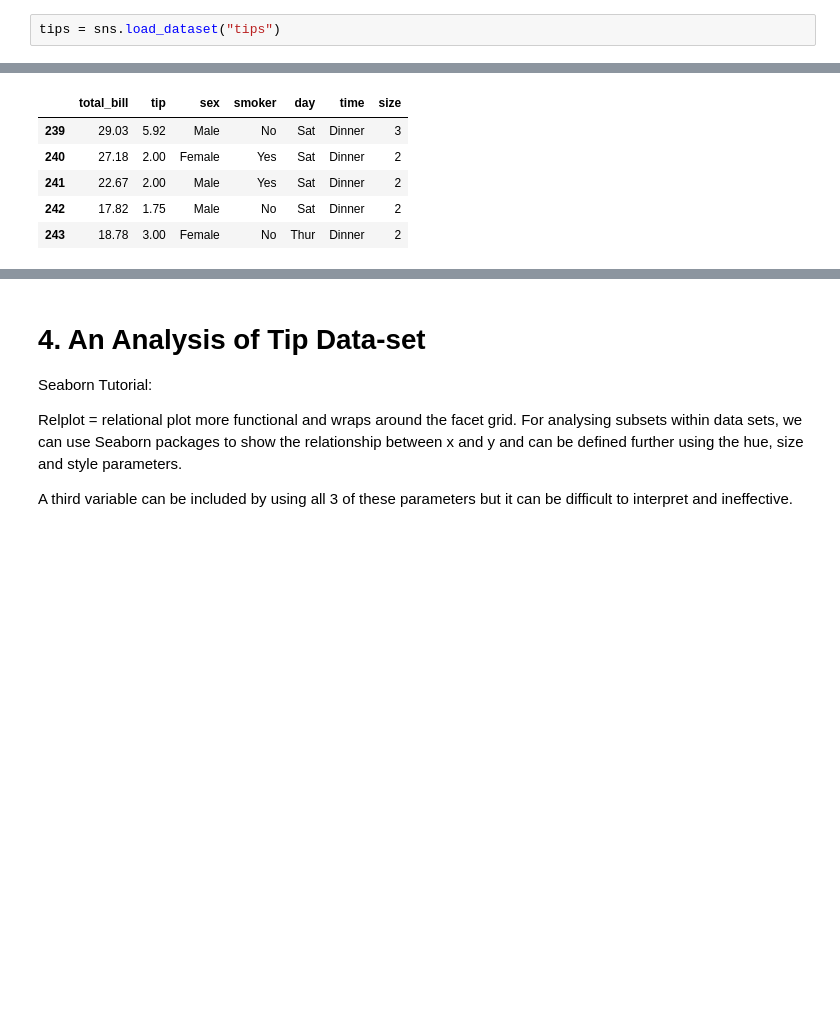
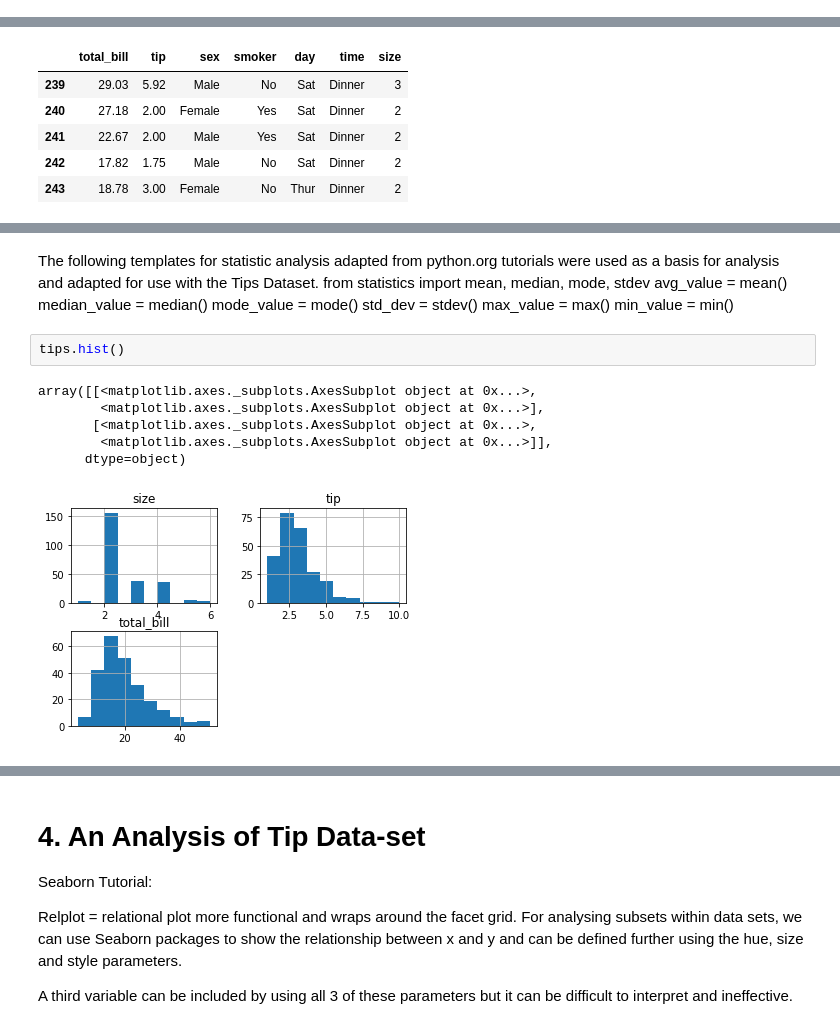
Before and after one commit to garycunningham89/fundamentalsdataanalysis, a Jupyter notebook: Fundamentals of Data Analysis.ipynb, the cells around one changed output, grey strips where cells are left out. Saved outputs shown, nothing was run; the diff lists cells and outputs as text; blank space fills up the shorter version.

```diff
--- a/Fundamentals of Data Analysis.ipynb
+++ b/Fundamentals of Data Analysis.ipynb
@@ -133,2 +89,0 @@ import seaborn as sns
-# %%
-tips = sns.load_dataset("tips")
@@ -165,0 +192,19 @@ These can be done use data visualisation, i.e. converting data into graphs, maps
+# %% [markdown]
+The following templates for statistic analysis adapted from python.org tutorials were
+used as a basis for analysis and adapted for use with the Tips Dataset.
+from statistics import mean, median, mode, stdev
+avg_value = mean()
+median_value = median()
+mode_value = mode()
+std_dev = stdev()
+max_value = max()
+min_value = min()
+# %%
+tips.hist()
+# %% [output]
+array([[<matplotlib.axes._subplots.AxesSubplot object at 0x...>,
+        <matplotlib.axes._subplots.AxesSubplot object at 0x...>],
+       [<matplotlib.axes._subplots.AxesSubplot object at 0x...>,
+        <matplotlib.axes._subplots.AxesSubplot object at 0x...>]],
+      dtype=object)
+[figure, added]
```
Also changed, not shown: parts of 22 cells of this notebook, 1 other file.
